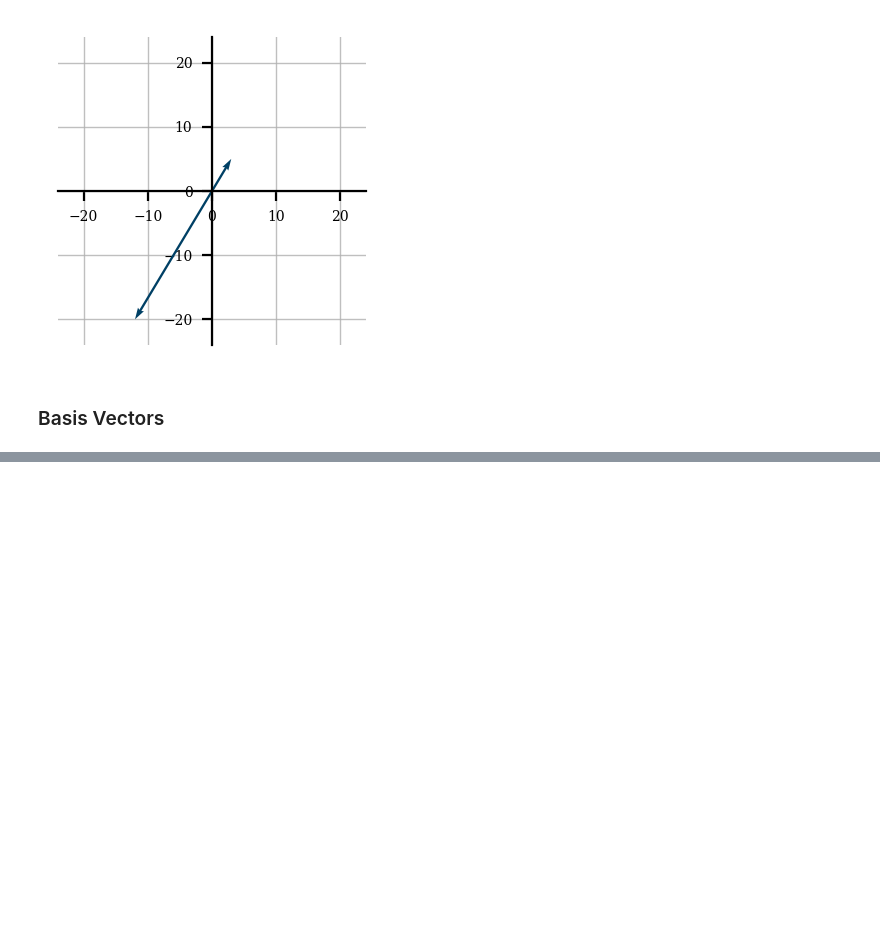
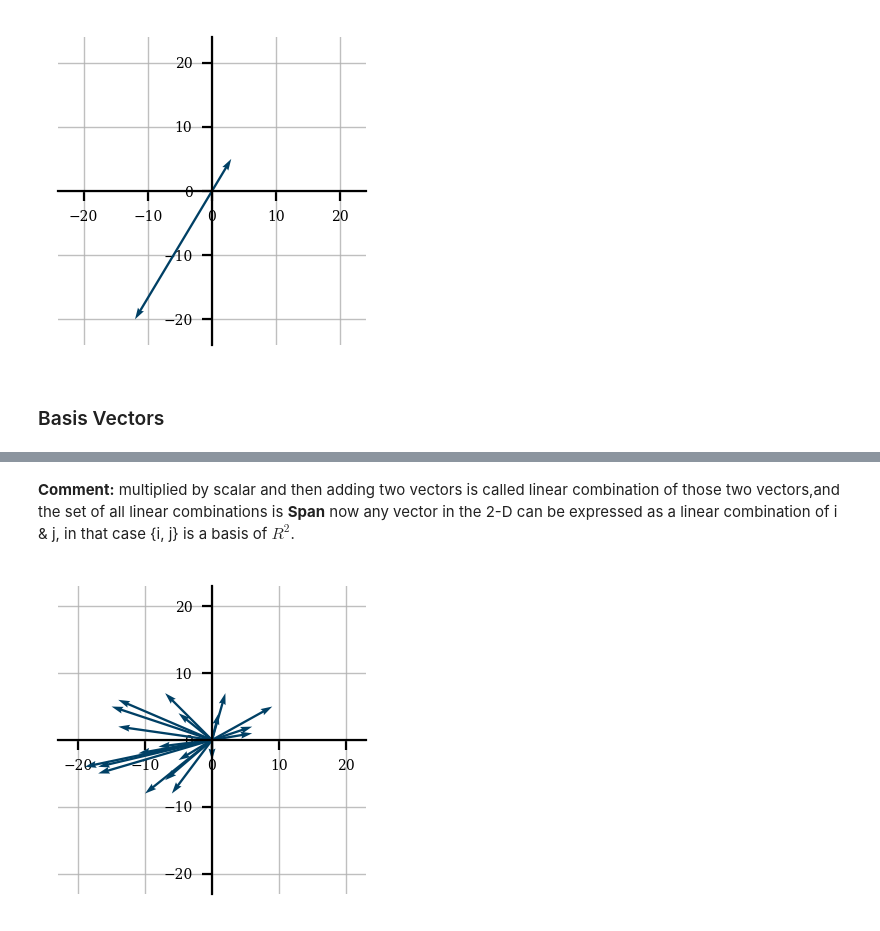
Before and after one commit to BmSatadru/LinearAlgebra_UsingPython, a Jupyter notebook: LinearAlgebra_Part1.ipynb, the cells around one changed output, grey strips where cells are left out. Drawn from its saved outputs; the diff is of its cells as text; code cells hidden in the pictures; blank space fills up the shorter version.

Commit message:
Concept of Linear Transformation

```diff
--- a/LinearAlgebra_Part1.ipynb
+++ b/LinearAlgebra_Part1.ipynb
@@ -587,0 +598,12 @@ plot_vector(vectors)
+# %% [markdown]
+**Comment:** multiplied by scalar and then adding two vectors is called linear combination of those two vectors,and the set of all linear combinations is **Span** now any vector in the 2-D can be expressed as a linear combination of i & j, in that case {i, j} is a basis of $R^2$.
+# %%
+from numpy.random import randint
+v_s = []
+for _ in range(20):
+    m = randint(-20, 20)
+    n = randint(-8,8)
+    v_s.append(m*i+n*j)
+plot_vector(v_s)
+# %% [output]
+[figure, added]
```
Also changed, not shown: parts of 12 cells of this notebook.
